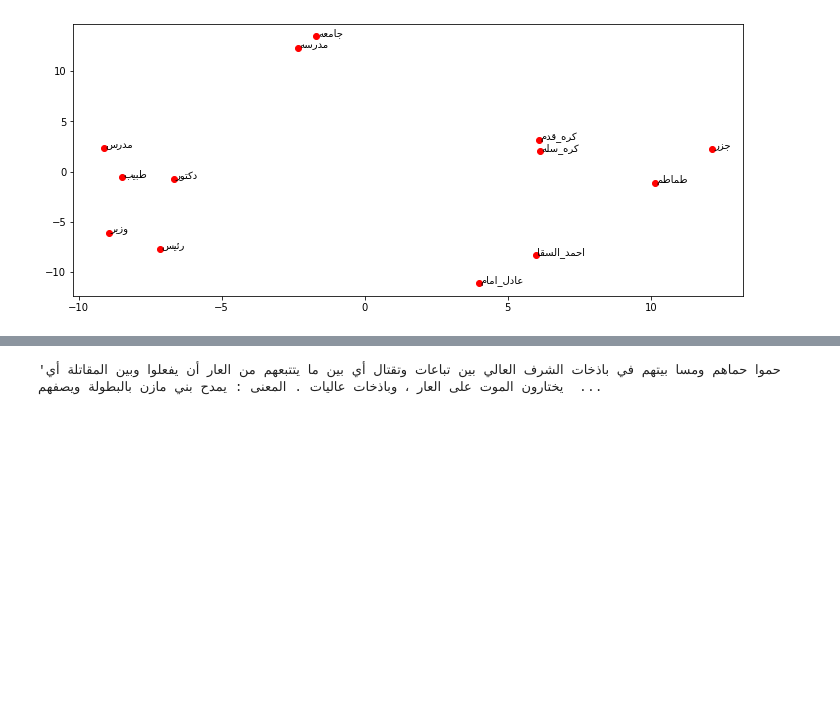
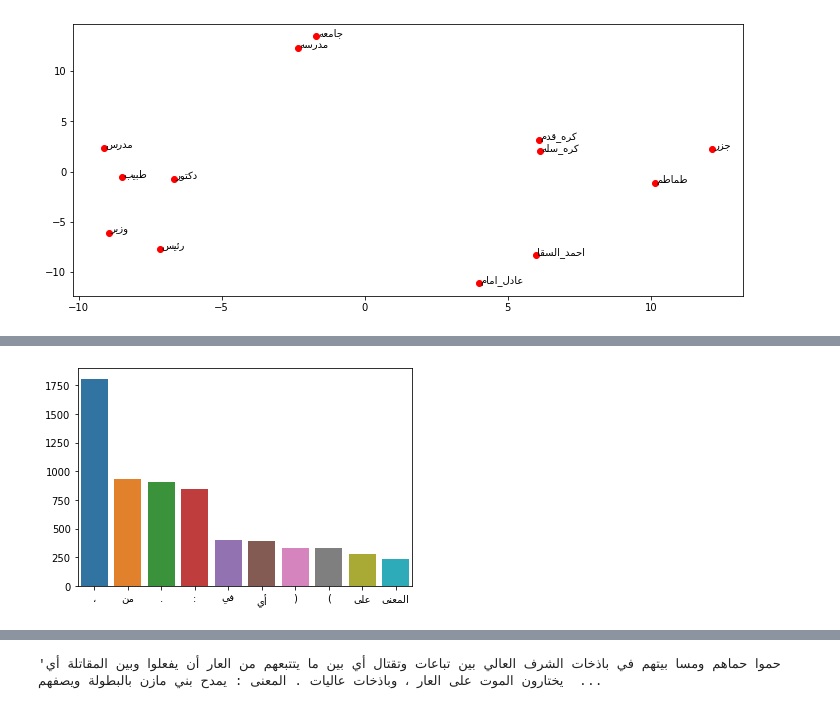
Before and after one commit to ARBML/bayanat, a Jupyter notebook: demo.ipynb, the cells around one changed output, grey strips where cells are left out. Cells and saved outputs as stored; diff of their text form; code cells hidden in the pictures; blank space fills up the shorter version.

```diff
--- a/demo.ipynb
+++ b/demo.ipynb
@@ -44,0 +17,4 @@ data.plot_embeddings(words=['عادل_امام','احمد_السقا', 'رئيس
+# %%
+data.plot_top_freq_words(n = 10)
+# %% [output]
+[figure, added]
```
Also changed, not shown: parts of 7 cells of this notebook, 5 other files.
